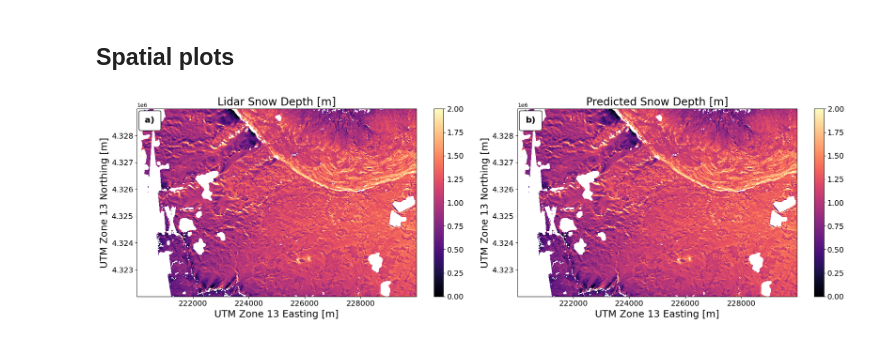
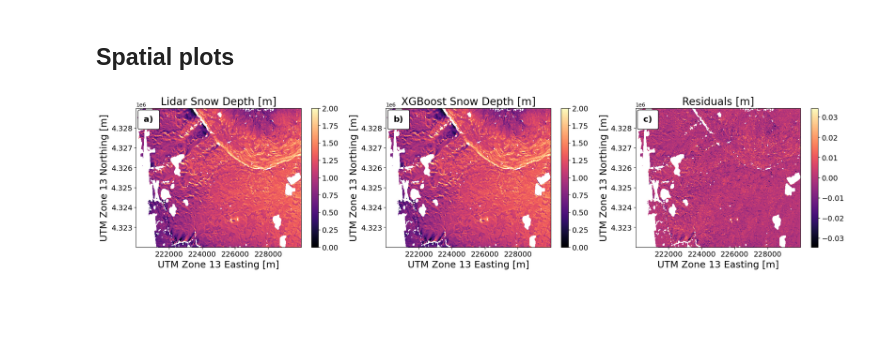
Before and after one commit to Ibrahim-Ola/uavsar-lidar-project, a Jupyter notebook: experiments/06_validation_and_ground_truth_analysis.ipynb, the cells around one changed output. Saved outputs shown, nothing was run; the diff lists cells and outputs as text; code cells hidden in the pictures; blank space fills up the shorter version.

```diff
--- a/experiments/06_validation_and_ground_truth_analysis.ipynb
+++ b/experiments/06_validation_and_ground_truth_analysis.ipynb
@@ -315,40 +315,63 @@ new_insitu_full = insitu_data_full[insitu_data_full.northing.between(full_data.n
 new_insitu=new_insitu.sample(150)
 new_insitu_full=new_insitu_full.sample(500)
 # %%
-plt.figure(figsize=(20,6))
-ax1=plt.subplot(1,2,1)
+plt.figure(figsize=(20,5))
+
+ax1=plt.subplot(1,3,1)
 
 plot_var(
     variable=true_depth,
     var_name='Lidar Snow Depth [m]',
     clims=(0, 2),
     pi_cbar=False,
     easting=full_data.easting,
     northing=full_data.northing,
     cmap='magma'
 )
 at = AnchoredText(chr(96 + 1) + ')', prop=dict(size=16, weight='bold'), frameon=True, loc='upper left')
 at.patch.set_boxstyle("round,pad=0.3,rounding_size=0.2")
 ax1.add_artist(at)
+# plt.scatter(new_insitu.easting, new_insitu.northing, s=100, c=new_insitu.observed_snow_depth, alpha=1, edgecolors='black', cmap="Greys")
 
 
-ax2=plt.subplot(1,2,2)
+ax2=plt.subplot(1,3,2)
 
 plot_var(
     variable=predicted_depth,
-    var_name='Predicted Snow Depth [m]',
+    var_name='XGBoost Snow Depth [m]',
     clims=(0, 2),
     pi_cbar=False,
     easting=full_data.easting,
     northing=full_data.northing,
     cmap='magma'
 )
 at = AnchoredText(chr(96 + 2) + ')', prop=dict(size=16, weight='bold'), frameon=True, loc='upper left')
 at.patch.set_boxstyle("round,pad=0.3,rounding_size=0.2")
 ax2.add_artist(at)
+
+
+stdev=full_data.snow_depth_diff.std()
+avg=full_data.snow_depth_diff.mean()
+
+moe1 = avg - 1*stdev
+
+moe2 = avg + 1*stdev
+ax3=plt.subplot(1,3,3)
+plot_var(
+    variable=depth_error,
+    var_name='Residuals [m]',
+    clims=(moe1, moe2),
+    pi_cbar=False,
+    easting=full_data.easting,
+    northing=full_data.northing,
+    cmap='magma'
+)
+at = AnchoredText(chr(96 + 3) + ')', prop=dict(size=16, weight='bold'), frameon=True, loc='upper left')
+at.patch.set_boxstyle("round,pad=0.3,rounding_size=0.2")
+ax3.add_artist(at)
+
+
 plt.tight_layout()
-
-plt.savefig('../plots/predicted_depth_without_insitu.png', dpi=300)
-plt.show()
+# plt.savefig('../plots/combined.png', dpi=300)
 # %% [output]
-[figure, old version]
+[figure, new version]
```
Also changed, not shown: parts of 1 cell of this notebook.
